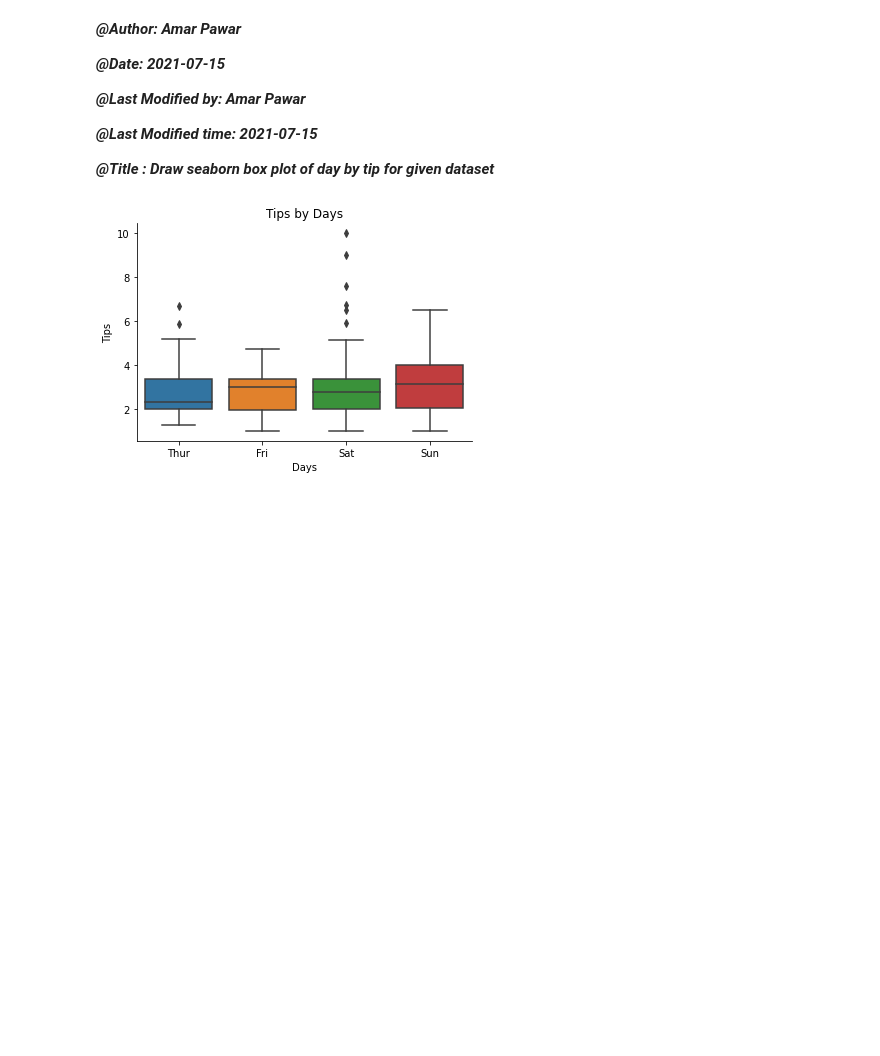
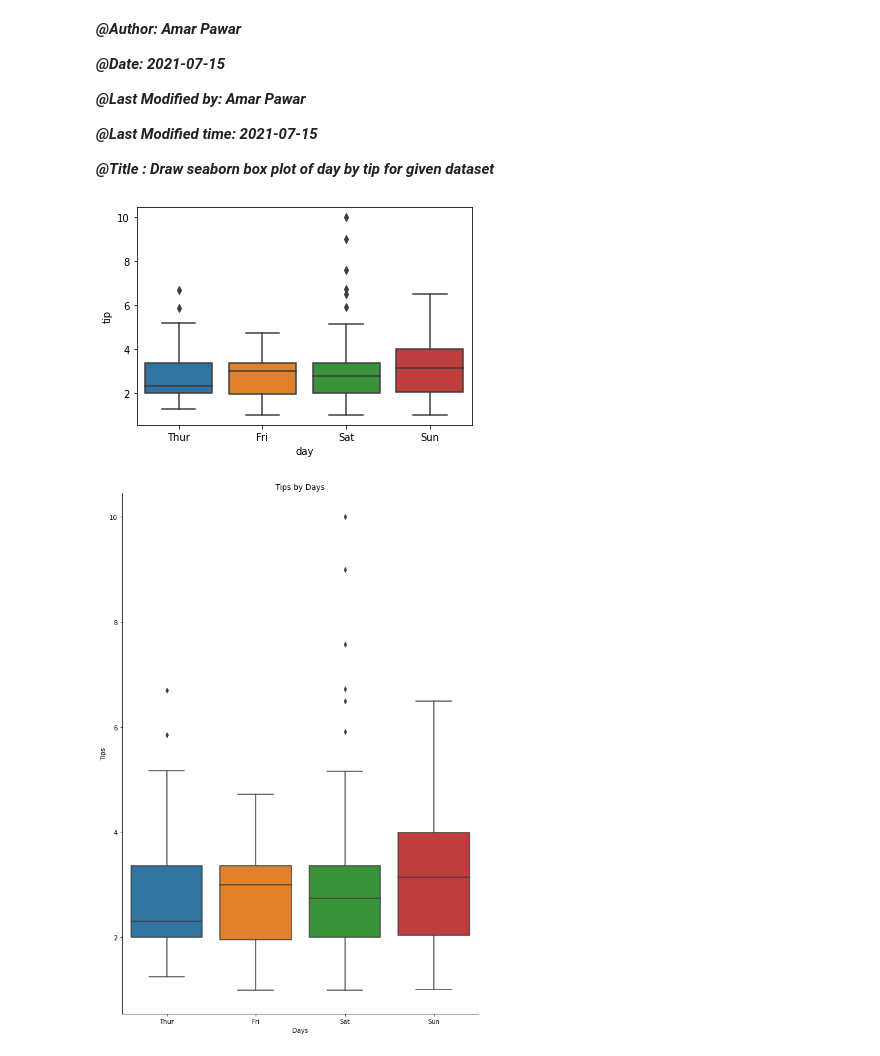
Before and after one commit to Amar-Pawar/Python-Library-Programs, a Jupyter notebook: Matplotlib/SeabornPlots/boxplot_seaborn.ipynb, the cells around one changed output. Cells and saved outputs as stored; diff of their text form; code cells hidden in the pictures; blank space fills up the shorter version.

Commit message:
[Amar Pawar] Refactore:Plot figure size change

```diff
--- a/Matplotlib/SeabornPlots/boxplot_seaborn.ipynb
+++ b/Matplotlib/SeabornPlots/boxplot_seaborn.ipynb
@@ -18,11 +18,13 @@ import matplotlib.pyplot as plt
 # %%
 df = sns.load_dataset('tips')
 # %%
+plt.figure(figsize=(8,10))
 sns.boxplot(data=df, x="day", y="tip")
 plt.title('Tips by Days')
 plt.xlabel('Days')
 plt.ylabel('Tips')
 sns.despine()
 plt.show()
 # %% [output]
-[figure, old version]
+[figure, new version]
+[figure, added]
```
Also changed, not shown: 1 other file.
